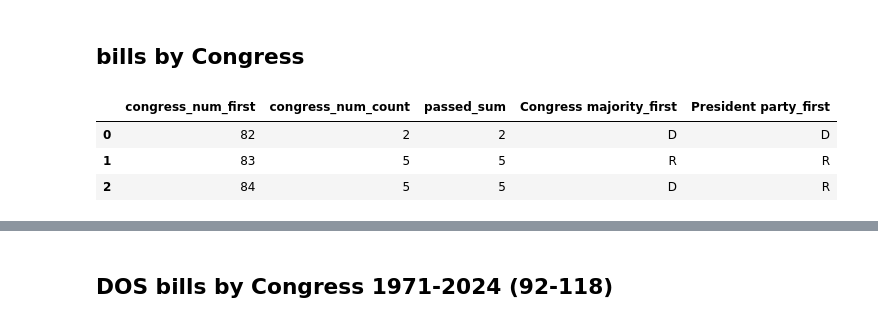
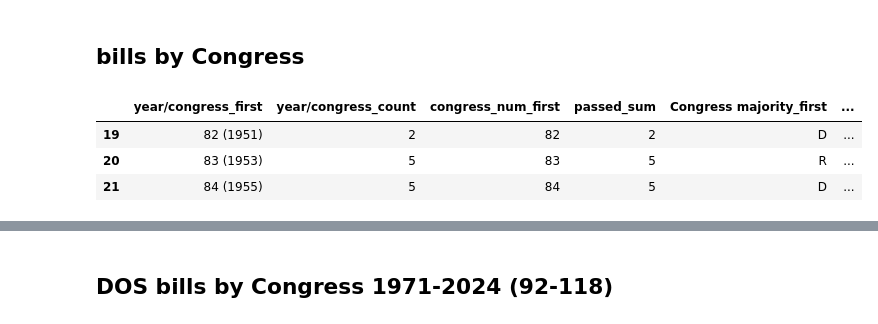
Before and after one commit to ellicehuang/dos-reform-bills, a Jupyter notebook: visualization.ipynb, the cells around one changed output, grey strips where cells are left out. Saved outputs shown, nothing was run; the diff lists cells and outputs as text; code cells hidden in the pictures.

```diff
--- a/visualization.ipynb
+++ b/visualization.ipynb
@@ -19,0 +23,6 @@ data.head()
+# %%
+dates = pd.DataFrame({'congress_num':range(50,119),
+              'year':range(1887,2024,2)})
+# %%
+data = data.merge(dates, on='congress_num')
+data.head()
@@ -19,0 +37,3 @@ data.head()
+# %%
+data['year/congress'] = [str(i) + " (" + str(j) + ")" for i, j in zip(data.congress_num, data.year)]
+data['year/congress']
@@ -63,15 +175,18 @@ plot = sns.barplot(data=tag_agg, x='tag', y='count')
 # %% [markdown]
 ## bills by Congress
 # %%
-bills_grouped = data.groupby('congress_num', as_index=False).agg({'congress_num' : ['first', 'count'],
+bills_grouped = data.groupby('year/congress', as_index=False).agg({'year/congress' : ['first', 'count'],
+                                                                   'congress_num': 'first',
                                                                   'passed' : ['sum'],
                                                                   'Congress majority': 'first',
                                                                   'President party': 'first'})
 bills_grouped.columns = ['_'.join(col) for col in bills_grouped.columns]
-# bills_grouped = bills_grouped[bills_grouped.congress_num_first]
+bills_grouped = bills_grouped.sort_values('congress_num_first')
+bills_grouped['notpassed'] = bills_grouped['year/congress_count'] - bills_grouped['passed_sum']
+bills_grouped_limit = bills_grouped[bills_grouped.congress_num_first>92]
 bills_grouped.head(3)
 # %% [output]
-|  | congress_num_first | congress_num_count | passed_sum | Congress majority_first | President party_first |
-| 0 | 82 | 2 | 2 | D | D |
-| 1 | 83 | 5 | 5 | R | R |
-| 2 | 84 | 5 | 5 | D | R |
+|  | year/congress_first | year/congress_count | congress_num_first | passed_sum | Congress majority_first | ... |
+| 19 | 82 (1951) | 2 | 82 | 2 | D | ... |
+| 20 | 83 (1953) | 5 | 83 | 5 | R | ... |
+| 21 | 84 (1955) | 5 | 84 | 5 | D | ... |
```
Also changed, not shown: parts of 19 cells of this notebook.
